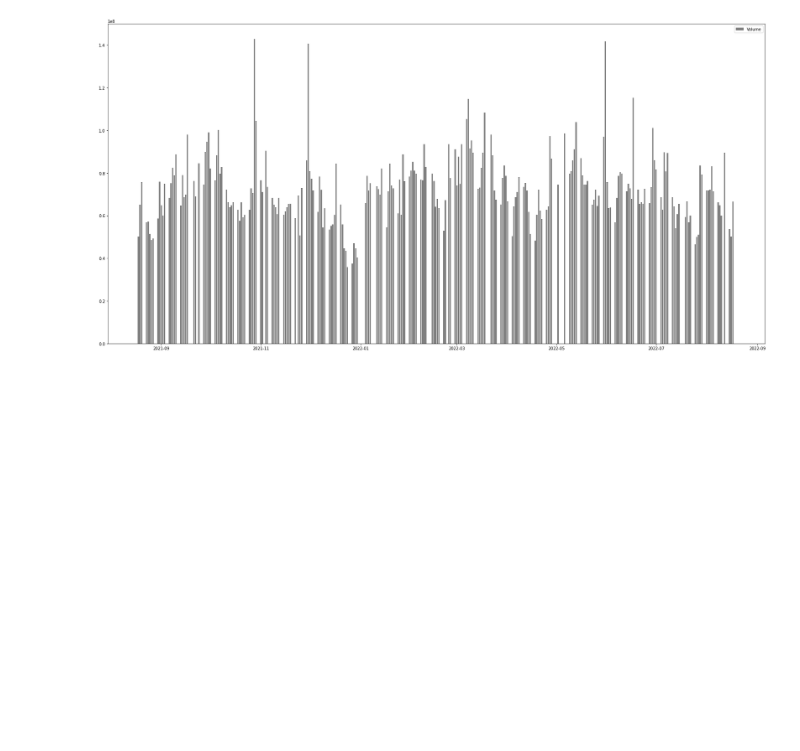
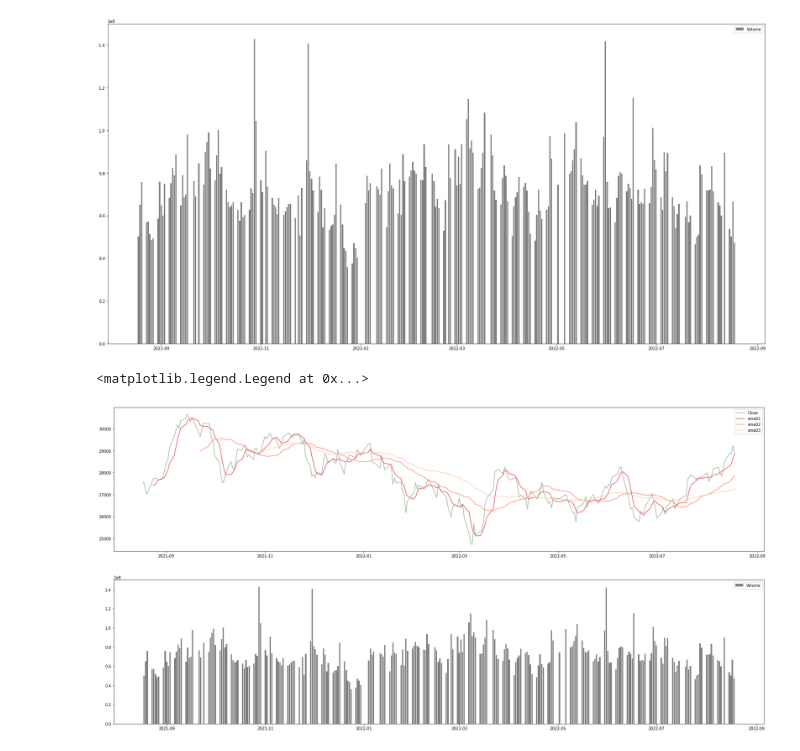
Before and after one commit to ta-commits/ta, a Jupyter notebook: Test.ipynb, the cells around one changed output. Drawn from its saved outputs; the diff is of its cells as text; code cells hidden in the pictures; blank space fills up the shorter version.

```diff
--- a/Test.ipynb
+++ b/Test.ipynb
@@ -166,0 +160,16 @@ company_code = '42600.JP'
+# %%
+plt.figure(figsize=(30, 15))
+plt.subplot(2,1,1)
+
+plt.plot(date,price,label='Close',color='#99b898')
+plt.plot(date,df['sma01'],label='sma01',color='#e84a5f')
+plt.plot(date,df['sma02'],label='sma02',color='#ff847c')
+plt.plot(date,df['sma03'],label='sma03',color='#feceab')
+plt.legend()
+
+plt.subplot(2,1,2)
+plt.bar(date,df['Volume'],label='Volume',color='grey')
+plt.legend()
+# %% [output]
+<matplotlib.legend.Legend at 0x...>
+[figure, added]
```
Also changed, not shown: parts of 23 cells of this notebook.
